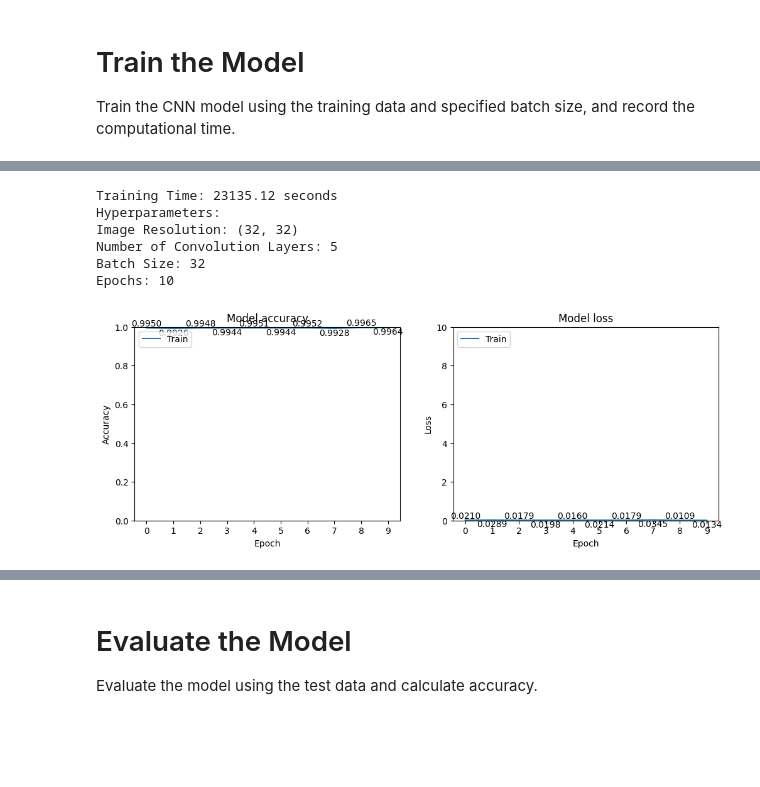
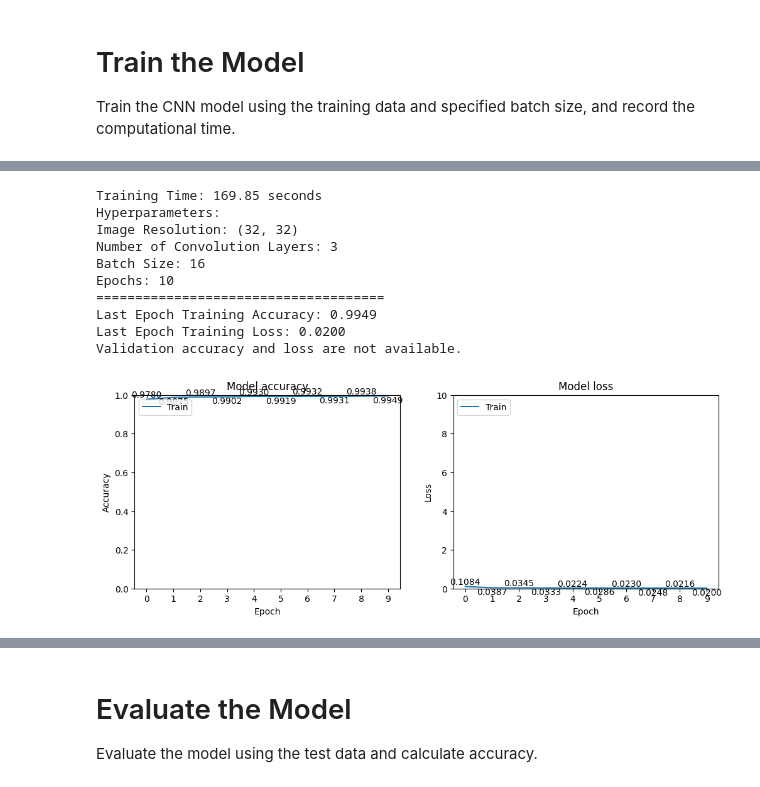
Before and after one commit to mhleethomas/INFO_6105_FINAL, a Jupyter notebook: wall_crack_detection.ipynb, the cells around one changed output, grey strips where cells are left out. Drawn from its saved outputs; the diff is of its cells as text; code cells hidden in the pictures; blank space fills up the shorter version.

```diff
--- a/wall_crack_detection.ipynb
+++ b/wall_crack_detection.ipynb
@@ -18,8 +19,8 @@ Define hyperparameters including resolution of image, number of convolution laye
 # %%
 # Define hyperparameters
 image_resolution = (32, 32)  # Resolution of image
-num_conv_layers = 5  # Number of convolution layers
-batch_size = 32  # Batch size
+num_conv_layers = 3  # Number of convolution layers
+batch_size = 16  # Batch size
 epochs = 10  # Number of epochs
 
 # Define file paths
@@ -192,42 +196,67 @@ print(f"Image Resolution: {image_resolution}")
 print(f"Number of Convolution Layers: {num_conv_layers}")
 print(f"Batch Size: {batch_size}")
 print(f"Epochs: {epochs}")
+print("=====================================")
+
+# Print the last epoch's accuracy and loss
+print(f"Last Epoch Training Accuracy: {history.history['accuracy'][-1]:.4f}")
+print(f"Last Epoch Training Loss: {history.history['loss'][-1]:.4f}")
+# Check if validation accuracy and loss are available
+if 'val_accuracy' in history.history and 'val_loss' in history.history:
+    print(f"Last Epoch Validation Accuracy: {history.history['val_accuracy'][-1]:.4f}")
+    print(f"Last Epoch Validation Loss: {history.history['val_loss'][-1]:.4f}")
+else:
+    print("Validation accuracy and loss are not available.")
 
 # Plot training & validation accuracy values
 plt.figure(figsize=(12, 4))
 plt.subplot(1, 2, 1)
 plt.plot(history.history['accuracy'])
+if 'val_accuracy' in history.history:
+    plt.plot(history.history['val_accuracy'])
 plt.title('Model accuracy')
 plt.ylabel('Accuracy')
 plt.xlabel('Epoch')
 plt.ylim(0, 1)  # Set y-axis range for accuracy
 plt.xticks(range(epochs))  # Set x-axis ticks to integer values
 
 # Alternate labels above and below the value points
 for i, v in enumerate(history.history['accuracy']):
     plt.text(i, v, f"{v:.4f}", ha='center', va='bottom' if i % 2 == 0 else 'top')
-plt.legend(['Train', 'Validation'], loc='upper left')
+if 'val_accuracy' in history.history:
+    for i, v in enumerate(history.history['val_accuracy']):
+        plt.text(i, v, f"{v:.4f}", ha='center', va='bottom' if i % 2 == 0 else 'top')
+plt.legend(['Train', 'Validation'] if 'val_accuracy' in history.history else ['Train'], loc='upper left')
 
 # Plot training & validation loss values
 plt.subplot(1, 2, 2)
 plt.plot(history.history['loss'])
+if 'val_loss' in history.history:
+    plt.plot(history.history['val_loss'])
 plt.title('Model loss')
 plt.ylabel('Loss')
 plt.xlabel('Epoch')
 plt.ylim(0, 10)  # Set y-axis range for loss
 plt.xticks(range(epochs))  # Set x-axis ticks to integer values
 
 # Alternate labels above and below the value points
 for i, v in enumerate(history.history['loss']):
     plt.text(i, v, f"{v:.4f}", ha='center', va='bottom' if i % 2 == 0 else 'top')
-plt.legend(['Train', 'Validation'], loc='upper left')
+if 'val_loss' in history.history:
+    for i, v in enumerate(history.history['val_loss']):
+        plt.text(i, v, f"{v:.4f}", ha='center', va='bottom' if i % 2 == 0 else 'top')
+plt.legend(['Train', 'Validation'] if 'val_loss' in history.history else ['Train'], loc='upper left')
 
 plt.show()
 # %% [output]
-Training Time: 23135.12 seconds
+Training Time: 169.85 seconds
 Hyperparameters:
 Image Resolution: (32, 32)
-Number of Convolution Layers: 5
-Batch Size: 32
+Number of Convolution Layers: 3
+Batch Size: 16
 Epochs: 10
+=====================================
+Last Epoch Training Accuracy: 0.9949
+Last Epoch Training Loss: 0.0200
+Validation accuracy and loss are not available.
-[figure, old version]
+[figure, new version]
```
Also changed, not shown: parts of 8 cells of this notebook, 3 other files.
